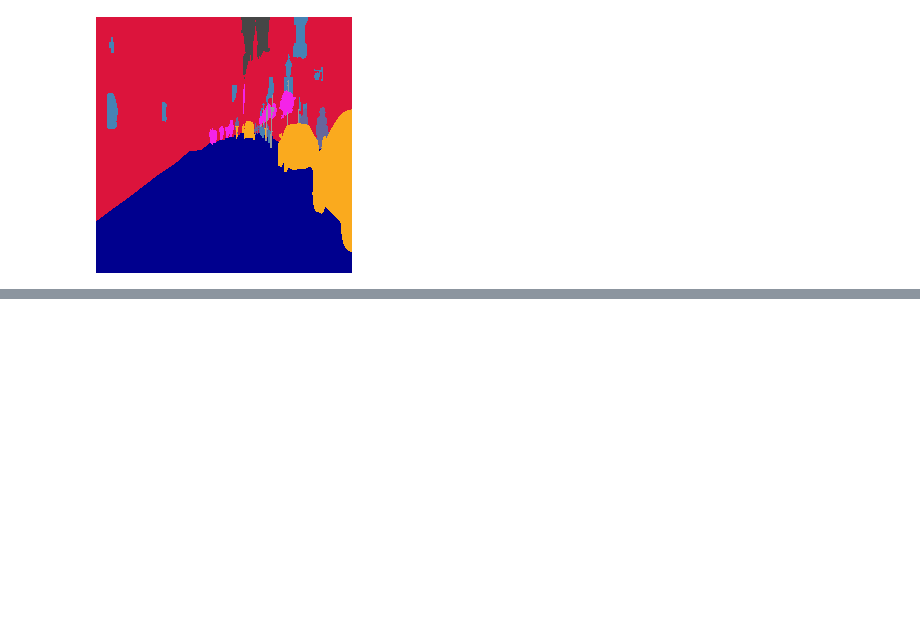
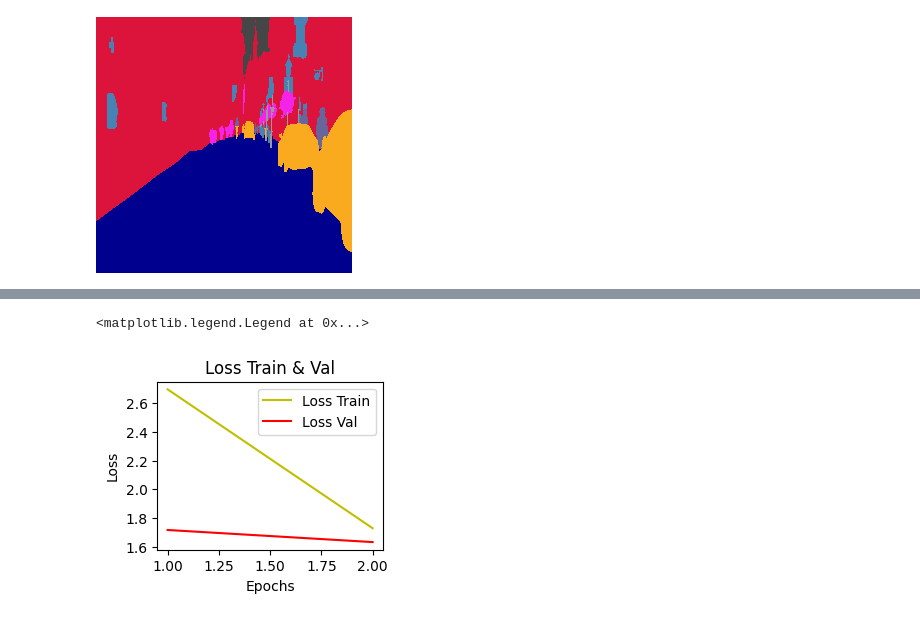
Before and after one commit to HaDock404/VisionTransport, a Jupyter notebook: train/Example/U-net/2.1.training_unet.ipynb, the cells around one changed output, grey strips where cells are left out. Drawn from its saved outputs; the diff is of its cells as text; code cells hidden in the pictures; blank space fills up the shorter version.

```diff
--- a/train/Example/U-net/2.1.training_unet.ipynb
+++ b/train/Example/U-net/2.1.training_unet.ipynb
@@ -436,0 +560,22 @@ Values of y_pred_f: [1 1 1 ... 1 1 1]
+# %%
+lossX = history.history['loss']
+val_lossX = history.history['val_loss']
+accX = history.history['accuracy']
+val_accX = history.history['val_accuracy']
+dice_coefX = history.history.get('dice_coef', [])
+val_dice_coefX = history.history.get('val_dice_coef', [])
+iouX = history.history.get('iou', [])
+val_iouX = history.history.get('val_iou', [])
+# %%
+_epochs = list(range(1, len(lossX) + 1))
+# %%
+plt.subplot(2, 2, 1)  # 2 rows, 2 columns, 1st subplot
+plt.plot(_epochs, lossX, 'y', label='Loss Train')
+plt.plot(_epochs, val_lossX, 'r', label='Loss Val')
+plt.title('Loss Train & Val')
+plt.xlabel('Epochs')
+plt.ylabel('Loss')
+plt.legend()
+# %% [output]
+<matplotlib.legend.Legend at 0x...>
+[figure, added]
```
Also changed, not shown: parts of 16 cells of this notebook, 2 other files.
